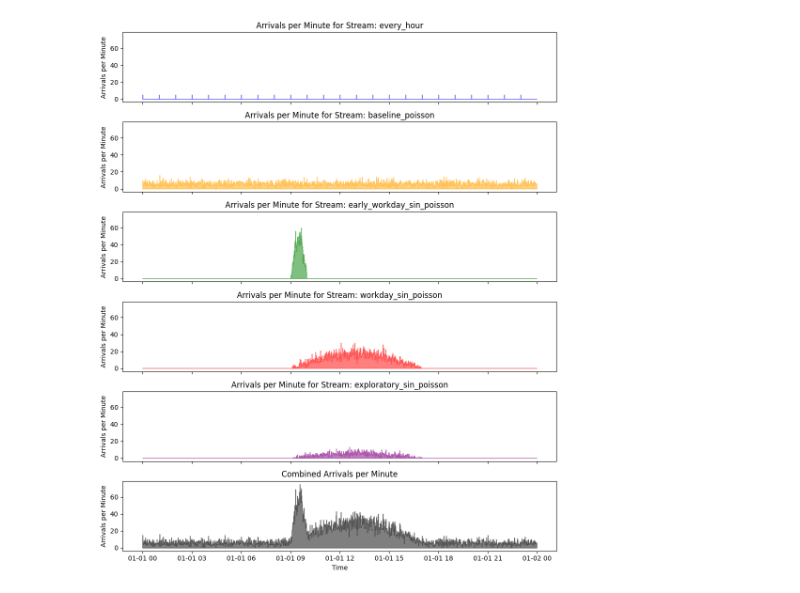
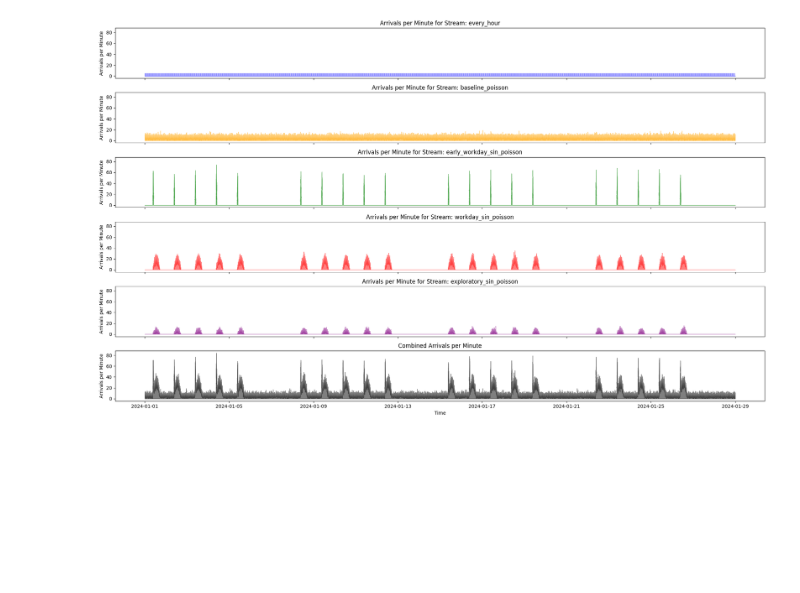
Before and after one commit to mmarkakis/autoslo, a Jupyter notebook: experiments/14_forecasting/sample_gen_trace.ipynb, the cells around one changed output. Cells and saved outputs as stored; diff of their text form; code cells hidden in the pictures; blank space fills up the shorter version.

```diff
--- a/experiments/14_forecasting/sample_gen_trace.ipynb
+++ b/experiments/14_forecasting/sample_gen_trace.ipynb
@@ -27,7 +27,7 @@ def plot_arrivals(per_stream_arrivals: dict[str, list[QueryArrival]]):
     fig, axs = plt.subplots(
         num_streams + 1,
         1,
-        figsize=(10, (num_streams + 1) * 2),
+        figsize=(20, (num_streams + 1) * 2),
         sharex=True,
         sharey=True,
     )
@@ -49,10 +49,13 @@ def plot_arrivals(per_stream_arrivals: dict[str, list[QueryArrival]]):
 
     min_minute = min_arrival_time.replace(second=0, microsecond=0)
     max_minute = max_arrival_time.replace(second=0, microsecond=0)
+    print(f"Minimum arrival time: {min_arrival_time} - min minute: {min_minute}")
+    print(f"Maximum arrival time: {max_arrival_time} - max minute: {max_minute}")
     minutes_list = [
         min_minute + timedelta(minutes=m)
-        for m in range((max_minute - min_minute).seconds // 60 + 1)
+        for m in range(int((max_minute - min_minute).total_seconds() // 60) + 1)
     ]
+    print(f"Plotting arrivals from {min_arrival_time} to {max_arrival_time} ({len(minutes_list)} minutes)")
 
     # Process each stream.
     for i, (stream, arrivals) in enumerate(per_stream_arrivals.items()):
@@ -107,36 +110,40 @@ process_1 = NoisyPeriodicProcess(
 )
 arrivals_1 = process_1.generate(
     start_time=REFERENCE_TIME,
-    end_time=REFERENCE_TIME + timedelta(hours=24)
+    end_time=REFERENCE_TIME + timedelta(weeks=4)
 )
 
 template_list_234 = [f"template_{i}" for i in range(2, 7)]
 process_2 = PoissonProcess(rate=0.1, name='baseline_poisson', template_list=template_list_234)
 arrivals_2 = process_2.generate(
     start_time=REFERENCE_TIME,
-    end_time=REFERENCE_TIME + timedelta(hours=24)
+    end_time=REFERENCE_TIME + timedelta(weeks=4)
 )
 
 process_3 = SinusoidalPoissonProcess(max_rate=0.8, name='early_workday_sin_poisson', template_list=template_list_234)
-arrivals_3 = process_3.generate(
-    start_time=REFERENCE_TIME + timedelta(hours=9),  # Start at 9 AM
-    end_time=REFERENCE_TIME + timedelta(hours=10)    # End at 10 AM
-)
+arrivals_3_nested = [process_3.generate(
+    start_time=REFERENCE_TIME + timedelta(days=day_idx, hours=9),  # Start at 9 AM
+    end_time=REFERENCE_TIME + timedelta(days=day_idx, hours=10),    # End at 10 AM
+    seed = 42 + day_idx
+) for day_idx in range(28)]
+arrivals_3 = [arrival for j, daily_arrivals in enumerate(arrivals_3_nested) for arrival in daily_arrivals if j % 7 < 5 ]
 
 process_4 = SinusoidalPoissonProcess(max_rate=0.3, name='workday_sin_poisson', template_list=template_list_234)
-arrivals_4 = process_4.generate(
-    start_time=REFERENCE_TIME + timedelta(hours=9),  # Start at 9 AM
-    end_time=REFERENCE_TIME + timedelta(hours=17)    # End at 5 PM
-)
+arrivals_4_nested = [process_4.generate(
+    start_time=REFERENCE_TIME + timedelta(days=day_idx, hours=9),  # Start at 9 AM
+    end_time=REFERENCE_TIME + timedelta(days=day_idx, hours=17),    # End at 5 PM
+    seed = 42 + day_idx
+) for day_idx in range(28)]
+arrivals_4 = [arrival for j, daily_arrivals in enumerate(arrivals_4_nested) for arrival in daily_arrivals if j % 7 < 5 ]
 
-
-template_list_5 = [f"template_{i}" for i in range(7, 20)]
+template_list_5 = [f"template_{i}" for i in range(7, 200000)]
 process_5 = SinusoidalPoissonProcess(max_rate=0.1, name='exploratory_sin_poisson', template_list=template_list_5)
-arrivals_5 = process_5.generate(
-    start_time=REFERENCE_TIME + timedelta(hours=9),  # Start at 9 AM
-    end_time=REFERENCE_TIME + timedelta(hours=17)    # End at 5 PM
-)
-
+arrivals_5_nested = [process_5.generate(
+    start_time=REFERENCE_TIME + timedelta(days=day_idx, hours=9),  # Start at 9 AM
+    end_time=REFERENCE_TIME + timedelta(days=day_idx, hours=17),    # End at 5 PM
+    seed = 42 + day_idx
+) for day_idx in range(28)]
+arrivals_5 = [arrival for j, daily_arrivals in enumerate(arrivals_5_nested) for arrival in daily_arrivals if j % 7 < 5 ]
 
 plot_arrivals(
     {
@@ -151,4 +161,4 @@ plot_arrivals(
-[figure, old version]
+[figure, new version]
 # %%
 comnbined_arrivals = arrivals_1 + arrivals_2 + arrivals_3 + arrivals_4 + arrivals_5
 comnbined_arrivals.sort(key=lambda x: x.arrival_time)
```
Also changed, not shown: parts of 6 cells of this notebook, 6 other files.
